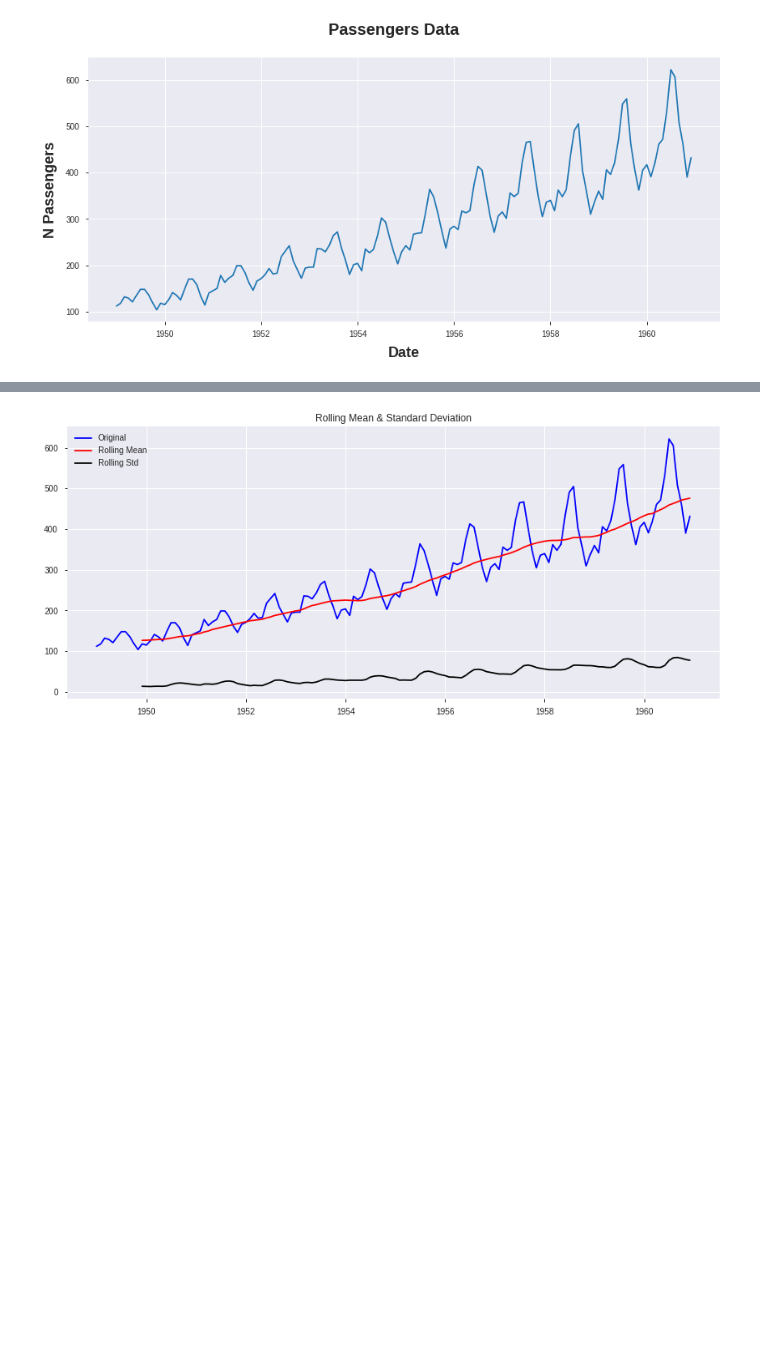
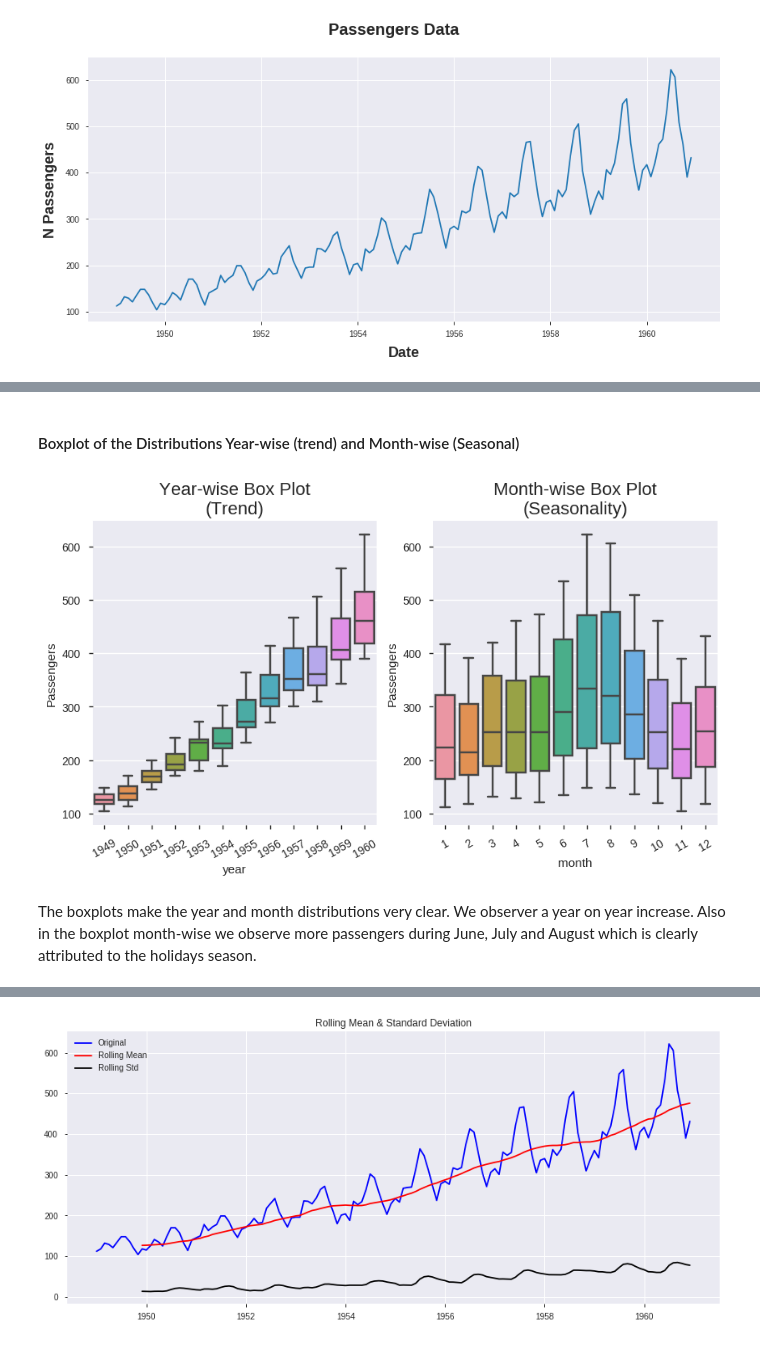
Before and after one commit to jgdelrio/tutorials, a Jupyter notebook: TimeSeries/01_Classical_TS_Forecasting.ipynb, the cells around one changed output, grey strips where cells are left out. Drawn from its saved outputs; the diff is of its cells as text; code cells hidden in the pictures; blank space fills up the shorter version.

```diff
--- a/TimeSeries/01_Classical_TS_Forecasting.ipynb
+++ b/TimeSeries/01_Classical_TS_Forecasting.ipynb
@@ -206,3 +266,21 @@ fig.savefig(os.path.join(FIGURES_FOLDER, 'passengers.png'), dpi=100)
+# %% [markdown]
+#### Boxplot of the Distributions Year-wise (trend) and Month-wise (Seasonal)
+# %%
+# Draw Plot
+fig, axes = plt.subplots(1, 2, figsize=(10, 5), dpi= 100)
+bp1 = sns.boxplot(x='year', y='Passengers', data=passengers_df, ax=axes[0])
+bp1.set_xticklabels(bp1.get_xticklabels(), rotation=30)
+bp2 = sns.boxplot(x='month', y='Passengers', data=passengers_df)
+bp2.set_xticklabels(bp2.get_xticklabels(), rotation=30)
+
+# Set Title
+axes[0].set_title('Year-wise Box Plot\n(Trend)', fontsize=16);
+axes[1].set_title('Month-wise Box Plot\n(Seasonality)', fontsize=16)
+plt.show()
+# %% [output]
+[figure, added]
+# %% [markdown]
+The boxplots make the year and month distributions very clear. We observer a year on year increase. Also in the boxplot month-wise we observe more passengers during June, July and August which is clearly attributed to the holidays season.
 # %% [markdown]
 In this case we have a clear **overall increasing trend** with seasonal variations. But it is not always possible to do this visually. In such cases we use:
 
```
Also changed, not shown: parts of 43 cells of this notebook, 2 other files.
